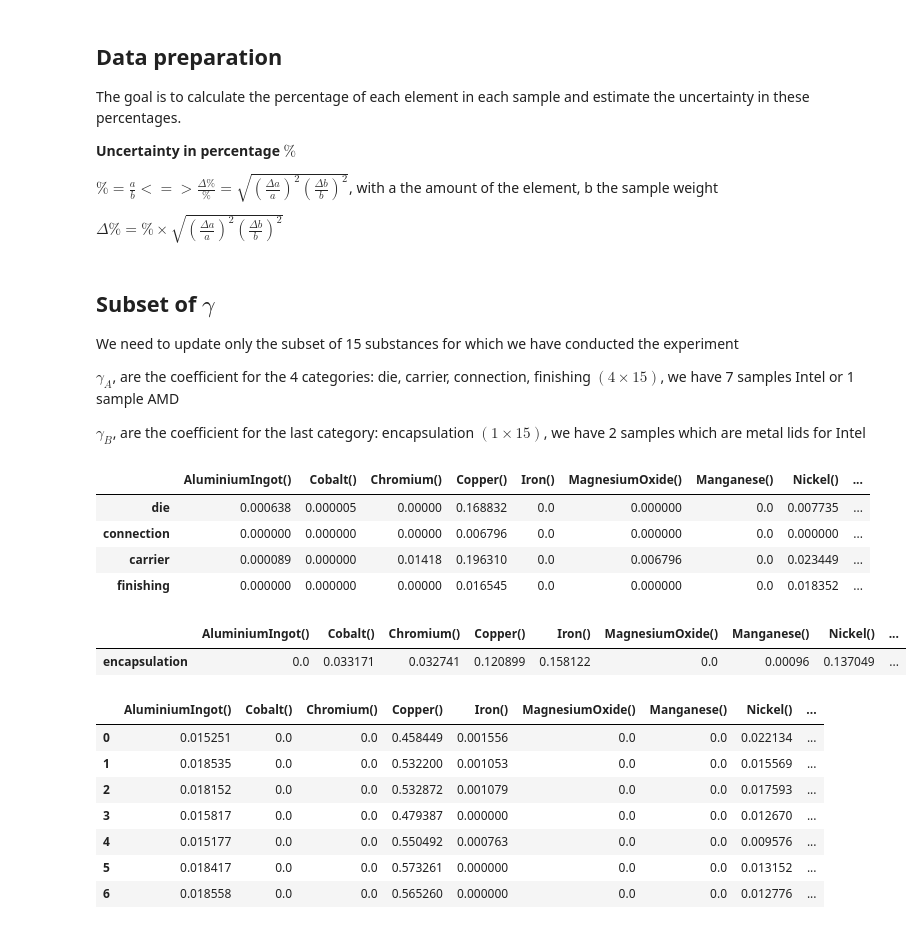
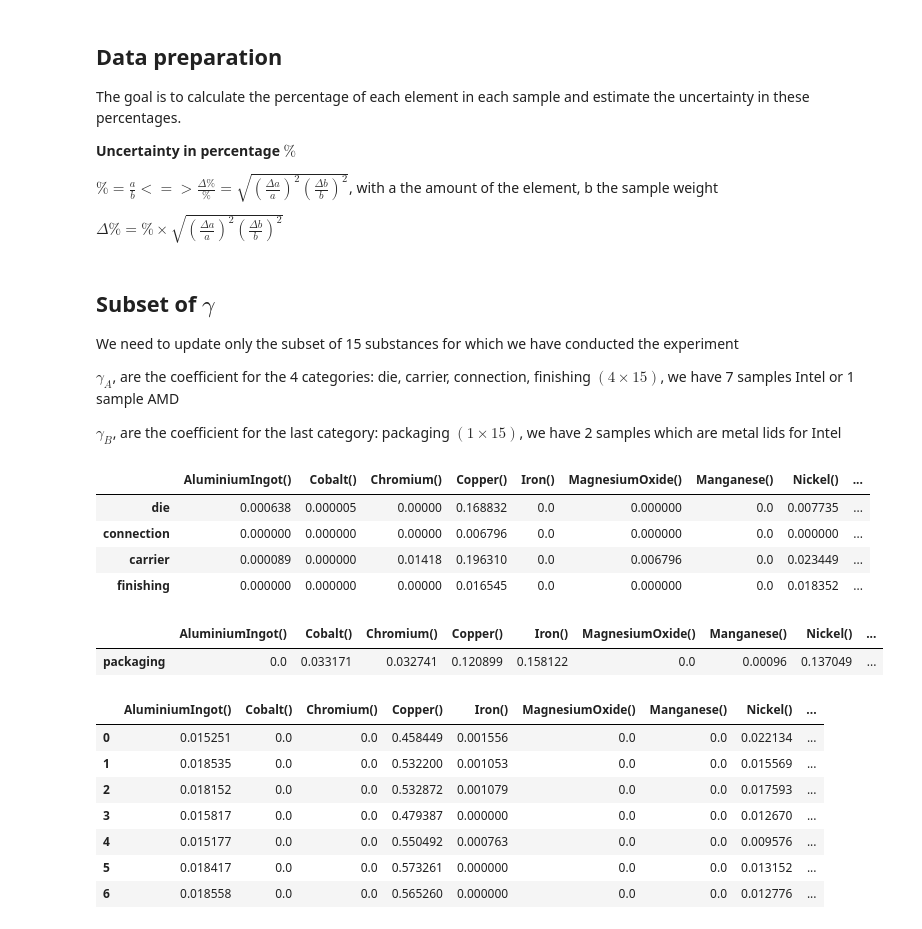
Before and after one commit to arthur0000-1/LCA_CPU_encapsulation, a Jupyter notebook: model.ipynb, the cells around one changed output. Drawn from its saved outputs; the diff is of its cells as text; code cells hidden in the pictures.

```diff
--- a/model.ipynb
+++ b/model.ipynb
@@ -91,7 +91,7 @@ DIRECT_MAPPING = {
         "talc4)": "MagnesiumOxide()",
         "thermosetting resin": "EpoxyResin()",
         "titandioxide": "TitaniumDioxide()",
-        "titanium": "TitaniumDioxide()",
+        "titanium": "Titanium()",
         "titanium oxide": "TitaniumDioxide()",
         "triazine": "Triazine()",
         "tungsten": "Tungsten()",
@@ -141,7 +141,7 @@ DIRECT_MAPPING = {
 HM_MAPPING = {
         'die': ['chip_1', 'chip_2', 'die', 'die attach'],
         'carrier': ['cavity', 'leadfinish', 'leadframe', 'leadframe coating', 'substrate', 'substrate metal', 'substrate plastic',],
-        'encapsulation': ['encapsulation', 'lid', 'lid platings', 'metal lid', 'plating'],
+        'packaging': ['encapsulation', 'lid', 'lid platings', 'metal lid', 'plating'],
         'connection': ['bump', 'wire', 'underfill', 'solder paste', 'solder resists', 'solderball','underfill'],
         'finishing': ['finishing', 'glue', 'coating', '', 'mold compound']
     }
@@ -1272,7 +1271,7 @@ def rename_columns(df):
         'Al': 'AluminiumIngot()', 'Co': 'Cobalt()', 'Cu': 'Copper()', 'Cr': 'Chromium()',
         'Ni': 'Nickel()', 'Sn': 'Tin()', 'Fe': 'Iron()', 'Mg': 'MagnesiumOxide()',
         'Mn': 'Manganese()', 'Zn': 'Zinc()', 'Pd': 'Palladium()', 'Au': 'Gold()',
-        'Mo': 'Molybdenum()', 'Ti': 'TitaniumDioxide()', 'W': 'Tungsten()'
+        'Mo': 'Molybdenum()', 'Ti': 'Titanium()', 'W': 'Tungsten()'
     })
 # %%
 def calculate_proportions(df):
@@ -1355,24 +1354,24 @@ We need to update only the subset of 15 substances for which we have conducted t
 
 $\gamma_A$, are the coefficient for the 4 categories: die, carrier, connection, finishing $(4 \times 15)$, we have 7 samples Intel or 1 sample AMD
 
-$\gamma_B$, are the coefficient for the last category: encapsulation $(1 \times 15)$, we have 2 samples which are metal lids for Intel
+$\gamma_B$, are the coefficient for the last category: packaging $(1 \times 15)$, we have 2 samples which are metal lids for Intel
 # %%
 list = sample_gamma.columns.tolist()
 gamma_old = gamma_df[list]
 
-gamma_a = gamma_old.drop("encapsulation")
+gamma_a = gamma_old.drop("packaging")
 gamma_b = gamma_old.drop(["die", "connection","carrier","finishing"])
 
 display(gamma_a)
 display(gamma_b)
 # %% [output]
 |  | AluminiumIngot() | Cobalt() | Chromium() | Copper() | Iron() | MagnesiumOxide() | Manganese() | Nickel() | ... |
 | die | 0.000638 | 0.000005 | 0.00000 | 0.168832 | 0.0 | 0.000000 | 0.0 | 0.007735 | ... |
 | connection | 0.000000 | 0.000000 | 0.00000 | 0.006796 | 0.0 | 0.000000 | 0.0 | 0.000000 | ... |
 | carrier | 0.000089 | 0.000000 | 0.01418 | 0.196310 | 0.0 | 0.006796 | 0.0 | 0.023449 | ... |
 | finishing | 0.000000 | 0.000000 | 0.00000 | 0.016545 | 0.0 | 0.000000 | 0.0 | 0.018352 | ... |
 |  | AluminiumIngot() | Cobalt() | Chromium() | Copper() | Iron() | MagnesiumOxide() | Manganese() | Nickel() | ... |
-| encapsulation | 0.0 | 0.033171 | 0.032741 | 0.120899 | 0.158122 | 0.0 | 0.00096 | 0.137049 | ... |
+| packaging | 0.0 | 0.033171 | 0.032741 | 0.120899 | 0.158122 | 0.0 | 0.00096 | 0.137049 | ... |
 # %%
 substance = sigma_gamma_df[list]
 
```
Also changed, not shown: parts of 23 cells of this notebook.
